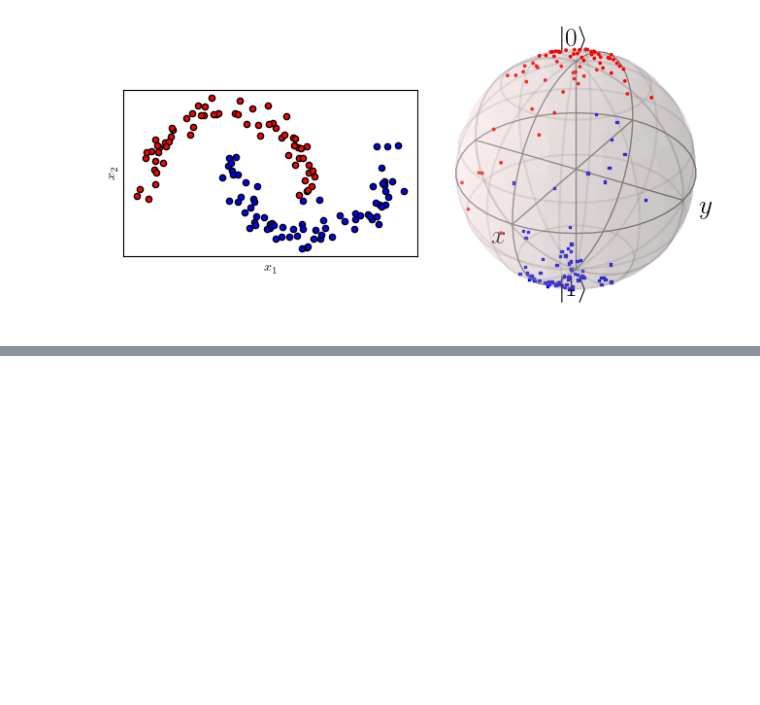
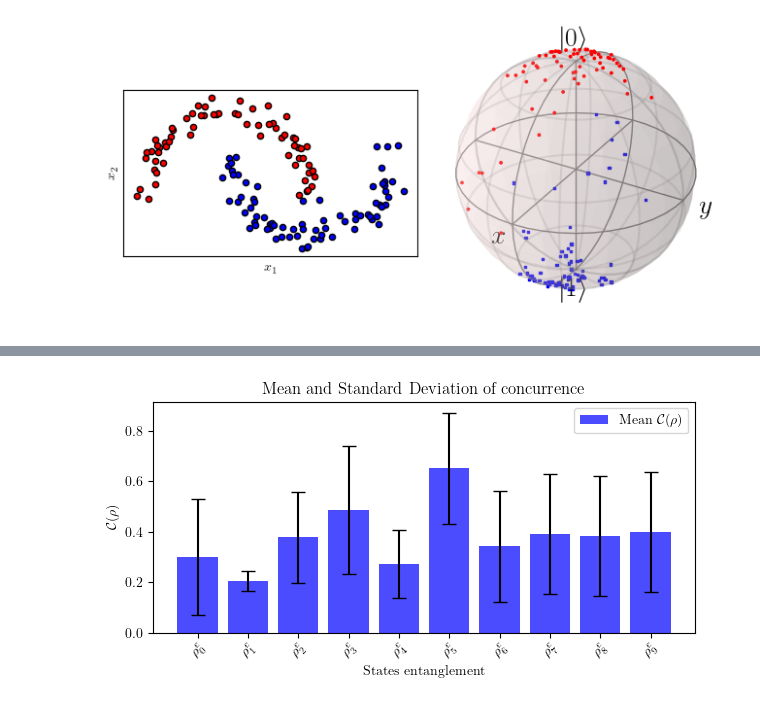
Before and after one commit to 6arlos6/QML_with_spins_using_DRU_algorithm, a Jupyter notebook: test_1_base_line_dru.ipynb, the cells around one changed output, grey strips where cells are left out. Drawn from its saved outputs; the diff is of its cells as text; code cells hidden in the pictures; blank space fills up the shorter version.

```diff
--- a/test_1_base_line_dru.ipynb
+++ b/test_1_base_line_dru.ipynb
@@ -231,0 +294,58 @@ plt.show()
+# %%
+import re
+
+
+def detect_entanglement(s):
+  # Detectar expresion regular de entrelazamiento
+  pattern = r'_entanglement_'
+  return bool(re.search(pattern, s))
+
+def generate_ket_states(N):
+    ket_states = [fr'$\rho^{{e}}_{i} $' for i in range(N)]
+    return ket_states
+# %%
+_, list_states_train = w_r_json("r", os.path.join("results_of_test","test_1","states_after.json"))
+
+Nl = 10 # layers
+Concurrence_matrix = np.zeros((len(list_states_train), Nl))
+for i in range(len(list_states_train)):
+  dict_i = list_states_train[i]
+  j = 0
+  for key in dict_i:
+    tf_entanglement_state = detect_entanglement(key)
+    if tf_entanglement_state == True:
+      state_qml = dict_i[key]
+      # qml to qutip:
+      state_qutip = Qobj(state_qml)
+      state_qutip.dims = [[2, 2], [2, 2]]
+      concurrence_state = concurrence(state_qutip)
+      Concurrence_matrix[i,j] = concurrence_state
+      j += 1
+
+# Ejemplo de uso
+ket_states = generate_ket_states(Nl)
+
+# Calcular el promedio y la desviación estándar de cada columna
+mean_values = np.mean(Concurrence_matrix, axis=0)
+std_values = np.std(Concurrence_matrix, axis=0)
+
+# Crear el gráfico de barras con barras de error
+x = np.arange(len(mean_values))  # La posición de las barras (0, 1, 2, ..., 9)
+
+fig, ax = plt.subplots(figsize=(7, 3))
+plt.rcParams['text.usetex'] = True
+plt.rcParams['font.family'] = 'Times New Roman'
+ax.bar(x, mean_values, yerr=std_values, capsize=5, alpha=0.7, ecolor='black', color='blue', label = r'Mean $\mathcal{C}(\rho )$')
+
+# Añadir etiquetas y título
+ax.set_xlabel('States entanglement')
+ax.set_ylabel(r'$\mathcal{C}(\rho )$')
+ax.set_title('Mean and Standard Deviation of concurrence')
+ax.set_xticks(x)
+ax.set_xticklabels(ket_states, rotation=45)
+plt.legend()
+path_to_save_img = os.path.join("results_of_test","test_1","test_1_2qe_concurrence.pdf")
+plt.savefig(path_to_save_img , format='pdf', bbox_inches = 'tight')
+plt.show()
+# %% [output]
+[figure, added]
```
Also changed, not shown: parts of 14 cells of this notebook, 8 other files.
